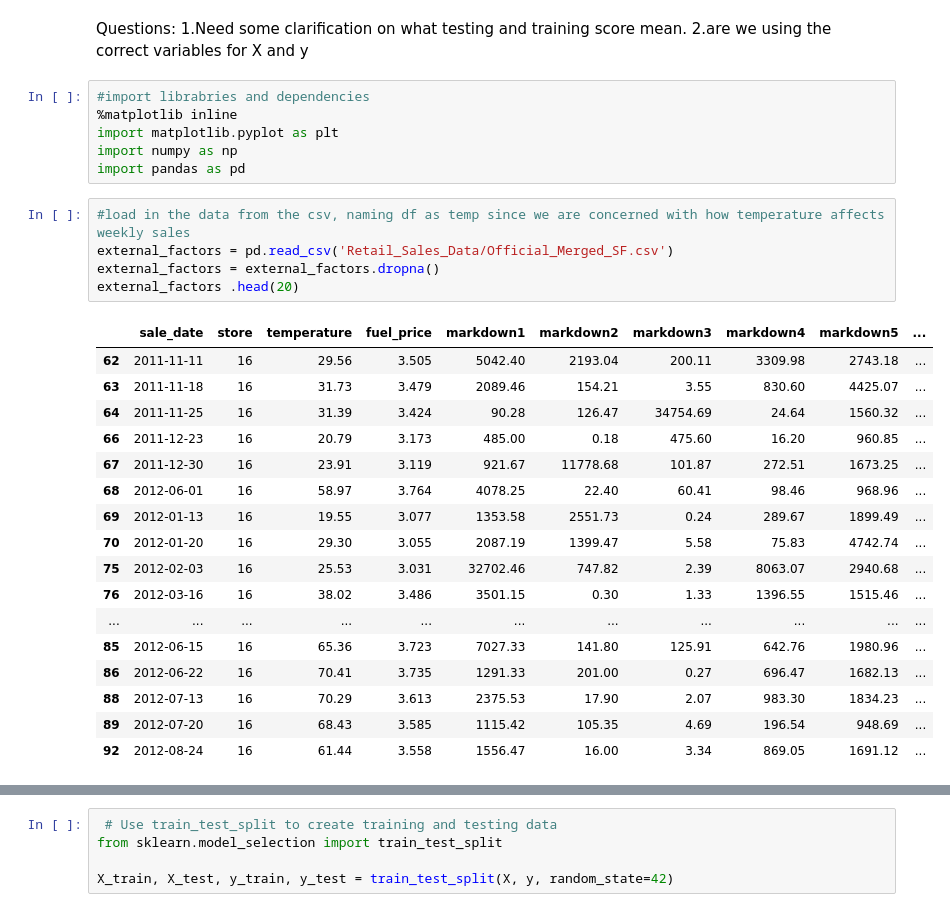
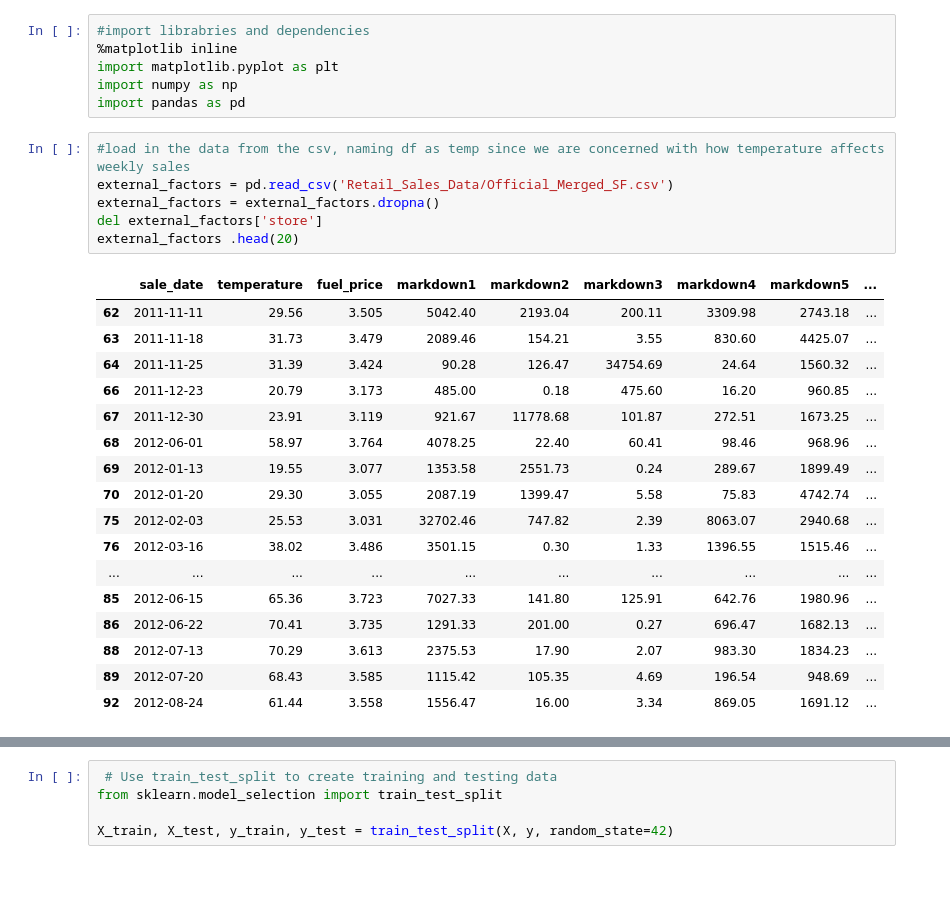
Before and after one commit to Infinity183/Sales_Retail_FP, a Jupyter notebook: External_Variables_vs_Weekly_Sales.ipynb, the cells around one changed output, grey strips where cells are left out. Saved outputs shown, nothing was run; the diff lists cells and outputs as text; blank space fills up the shorter version.

```diff
--- a/External_Variables_vs_Weekly_Sales.ipynb
+++ b/External_Variables_vs_Weekly_Sales.ipynb
@@ -1,7 +1,3 @@
-# %% [markdown]
-Questions:
-1.Need some clarification on what testing and training score mean.
-2.are we using the correct variables for X and y
 # %%
 #import librabries and dependencies
 %matplotlib inline
@@ -11,26 +7,27 @@ import pandas as pd
 # %%
 #load in the data from the csv, naming df as temp since we are concerned with how temperature affects weekly sales
 external_factors = pd.read_csv('Retail_Sales_Data/Official_Merged_SF.csv')
 external_factors = external_factors.dropna()
+del external_factors['store']
 external_factors .head(20)
 # %% [output]
-|  | sale_date | store | temperature | fuel_price | markdown1 | markdown2 | markdown3 | markdown4 | markdown5 | ... |
-| 62 | 2011-11-11 | 16 | 29.56 | 3.505 | 5042.40 | 2193.04 | 200.11 | 3309.98 | 2743.18 | ... |
-| 63 | 2011-11-18 | 16 | 31.73 | 3.479 | 2089.46 | 154.21 | 3.55 | 830.60 | 4425.07 | ... |
-| 64 | 2011-11-25 | 16 | 31.39 | 3.424 | 90.28 | 126.47 | 34754.69 | 24.64 | 1560.32 | ... |
-| 66 | 2011-12-23 | 16 | 20.79 | 3.173 | 485.00 | 0.18 | 475.60 | 16.20 | 960.85 | ... |
-| 67 | 2011-12-30 | 16 | 23.91 | 3.119 | 921.67 | 11778.68 | 101.87 | 272.51 | 1673.25 | ... |
-| 68 | 2012-06-01 | 16 | 58.97 | 3.764 | 4078.25 | 22.40 | 60.41 | 98.46 | 968.96 | ... |
-| 69 | 2012-01-13 | 16 | 19.55 | 3.077 | 1353.58 | 2551.73 | 0.24 | 289.67 | 1899.49 | ... |
-| 70 | 2012-01-20 | 16 | 29.30 | 3.055 | 2087.19 | 1399.47 | 5.58 | 75.83 | 4742.74 | ... |
-| 75 | 2012-02-03 | 16 | 25.53 | 3.031 | 32702.46 | 747.82 | 2.39 | 8063.07 | 2940.68 | ... |
-| 76 | 2012-03-16 | 16 | 38.02 | 3.486 | 3501.15 | 0.30 | 1.33 | 1396.55 | 1515.46 | ... |
-| ... | ... | ... | ... | ... | ... | ... | ... | ... | ... | ... |
-| 85 | 2012-06-15 | 16 | 65.36 | 3.723 | 7027.33 | 141.80 | 125.91 | 642.76 | 1980.96 | ... |
-| 86 | 2012-06-22 | 16 | 70.41 | 3.735 | 1291.33 | 201.00 | 0.27 | 696.47 | 1682.13 | ... |
-| 88 | 2012-07-13 | 16 | 70.29 | 3.613 | 2375.53 | 17.90 | 2.07 | 983.30 | 1834.23 | ... |
-| 89 | 2012-07-20 | 16 | 68.43 | 3.585 | 1115.42 | 105.35 | 4.69 | 196.54 | 948.69 | ... |
-| 92 | 2012-08-24 | 16 | 61.44 | 3.558 | 1556.47 | 16.00 | 3.34 | 869.05 | 1691.12 | ... |
+|  | sale_date | temperature | fuel_price | markdown1 | markdown2 | markdown3 | markdown4 | markdown5 | ... |
+| 62 | 2011-11-11 | 29.56 | 3.505 | 5042.40 | 2193.04 | 200.11 | 3309.98 | 2743.18 | ... |
+| 63 | 2011-11-18 | 31.73 | 3.479 | 2089.46 | 154.21 | 3.55 | 830.60 | 4425.07 | ... |
+| 64 | 2011-11-25 | 31.39 | 3.424 | 90.28 | 126.47 | 34754.69 | 24.64 | 1560.32 | ... |
+| 66 | 2011-12-23 | 20.79 | 3.173 | 485.00 | 0.18 | 475.60 | 16.20 | 960.85 | ... |
+| 67 | 2011-12-30 | 23.91 | 3.119 | 921.67 | 11778.68 | 101.87 | 272.51 | 1673.25 | ... |
+| 68 | 2012-06-01 | 58.97 | 3.764 | 4078.25 | 22.40 | 60.41 | 98.46 | 968.96 | ... |
+| 69 | 2012-01-13 | 19.55 | 3.077 | 1353.58 | 2551.73 | 0.24 | 289.67 | 1899.49 | ... |
+| 70 | 2012-01-20 | 29.30 | 3.055 | 2087.19 | 1399.47 | 5.58 | 75.83 | 4742.74 | ... |
+| 75 | 2012-02-03 | 25.53 | 3.031 | 32702.46 | 747.82 | 2.39 | 8063.07 | 2940.68 | ... |
+| 76 | 2012-03-16 | 38.02 | 3.486 | 3501.15 | 0.30 | 1.33 | 1396.55 | 1515.46 | ... |
+| ... | ... | ... | ... | ... | ... | ... | ... | ... | ... |
+| 85 | 2012-06-15 | 65.36 | 3.723 | 7027.33 | 141.80 | 125.91 | 642.76 | 1980.96 | ... |
+| 86 | 2012-06-22 | 70.41 | 3.735 | 1291.33 | 201.00 | 0.27 | 696.47 | 1682.13 | ... |
+| 88 | 2012-07-13 | 70.29 | 3.613 | 2375.53 | 17.90 | 2.07 | 983.30 | 1834.23 | ... |
+| 89 | 2012-07-20 | 68.43 | 3.585 | 1115.42 | 105.35 | 4.69 | 196.54 | 948.69 | ... |
+| 92 | 2012-08-24 | 61.44 | 3.558 | 1556.47 | 16.00 | 3.34 | 869.05 | 1691.12 | ... |
 # %%
 external_factors.describe()
 #wanted to see a breakdown of each column
```
Also changed, not shown: parts of 14 cells of this notebook, 5 other files.
